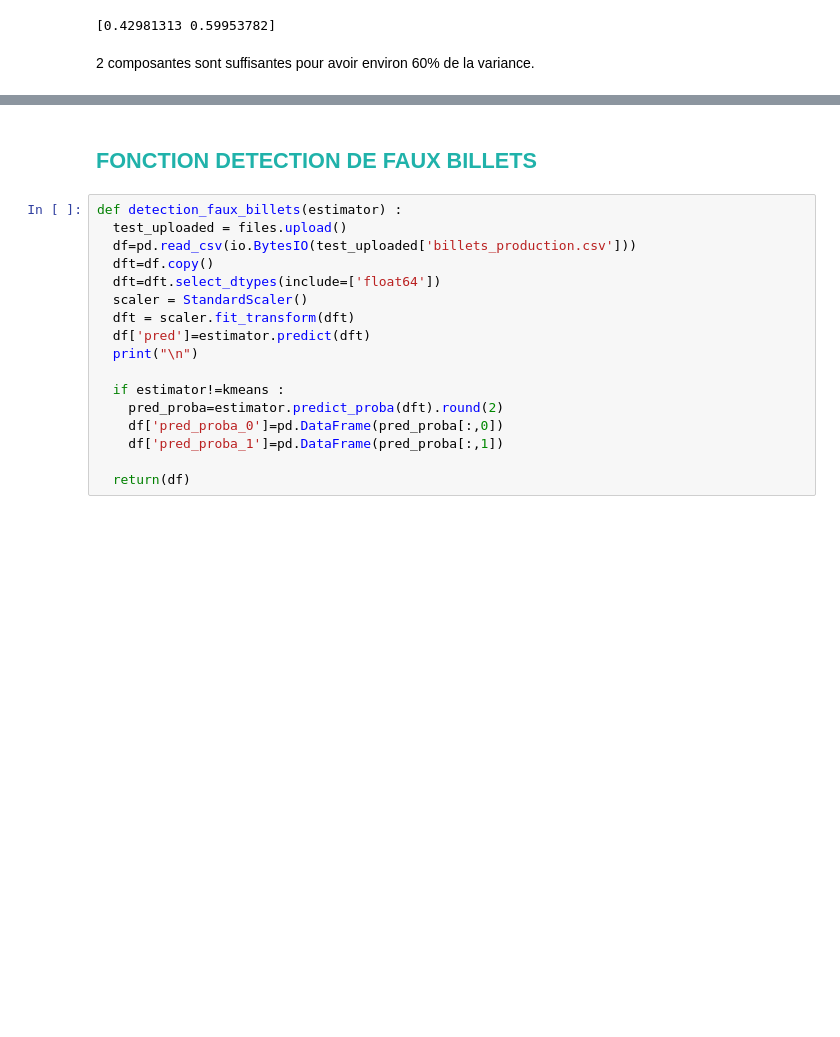
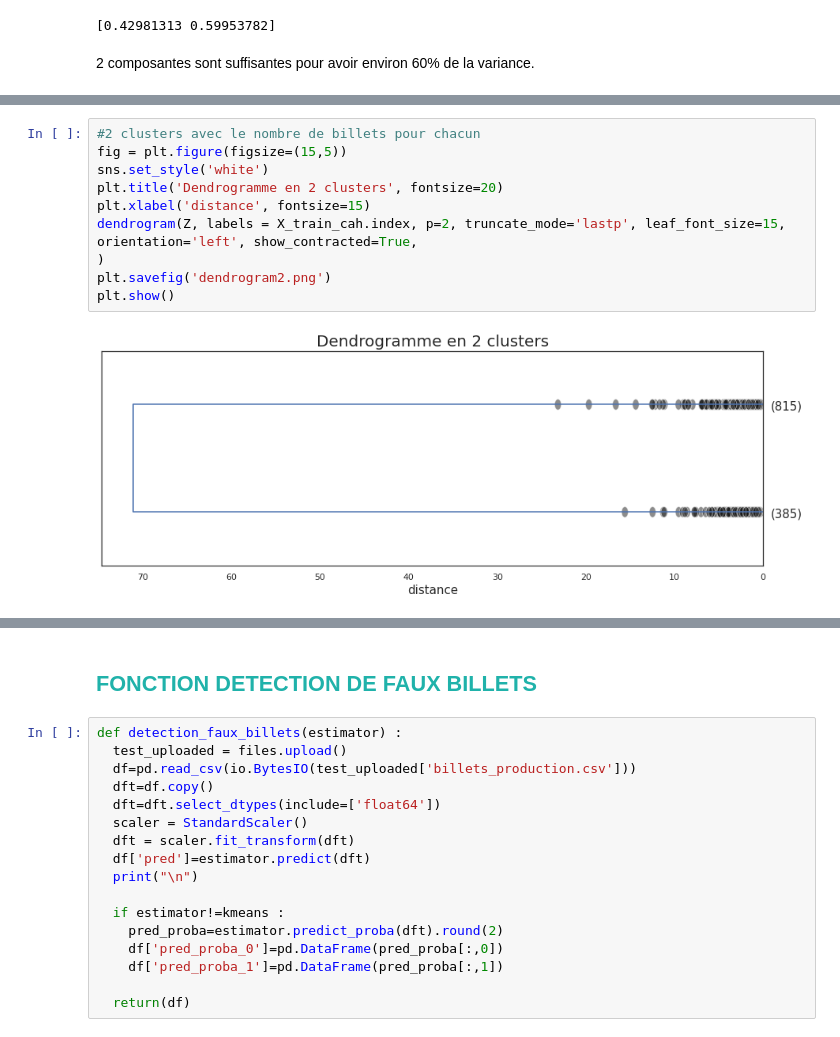
Before and after one commit to Randasabag/Detectez-des-faux-billets-avec-R-ou-Python, a Jupyter notebook: P10.ipynb, the cells around one changed output, grey strips where cells are left out. Cells and saved outputs as stored; diff of their text form; blank space fills up the shorter version.

```diff
--- a/P10.ipynb
+++ b/P10.ipynb
@@ -1501,0 +1498,12 @@ print(pca.explained_variance_ratio_.cumsum())
+# %%
+#2 clusters avec le nombre de billets pour chacun
+fig = plt.figure(figsize=(15,5))
+sns.set_style('white')
+plt.title('Dendrogramme en 2 clusters', fontsize=20)
+plt.xlabel('distance', fontsize=15)
+dendrogram(Z, labels = X_train_cah.index, p=2, truncate_mode='lastp', leaf_font_size=15, orientation='left', show_contracted=True,
+)
+plt.savefig('dendrogram2.png')
+plt.show()
+# %% [output]
+[figure, added]
```
Also changed, not shown: parts of 25 cells of this notebook.
